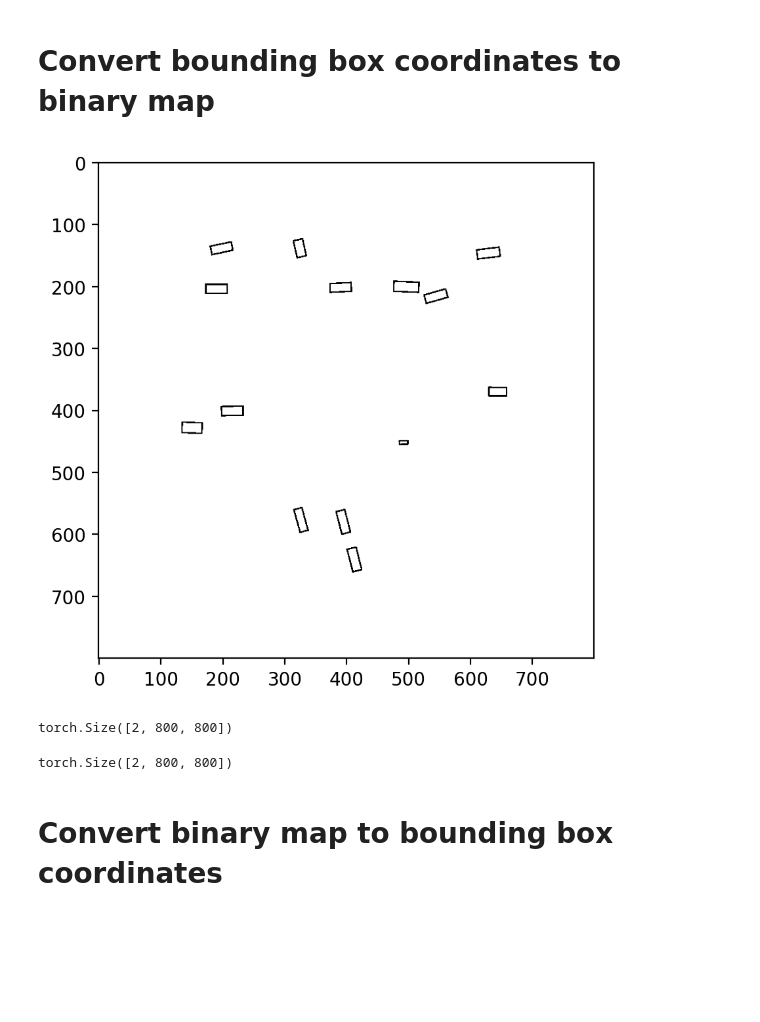
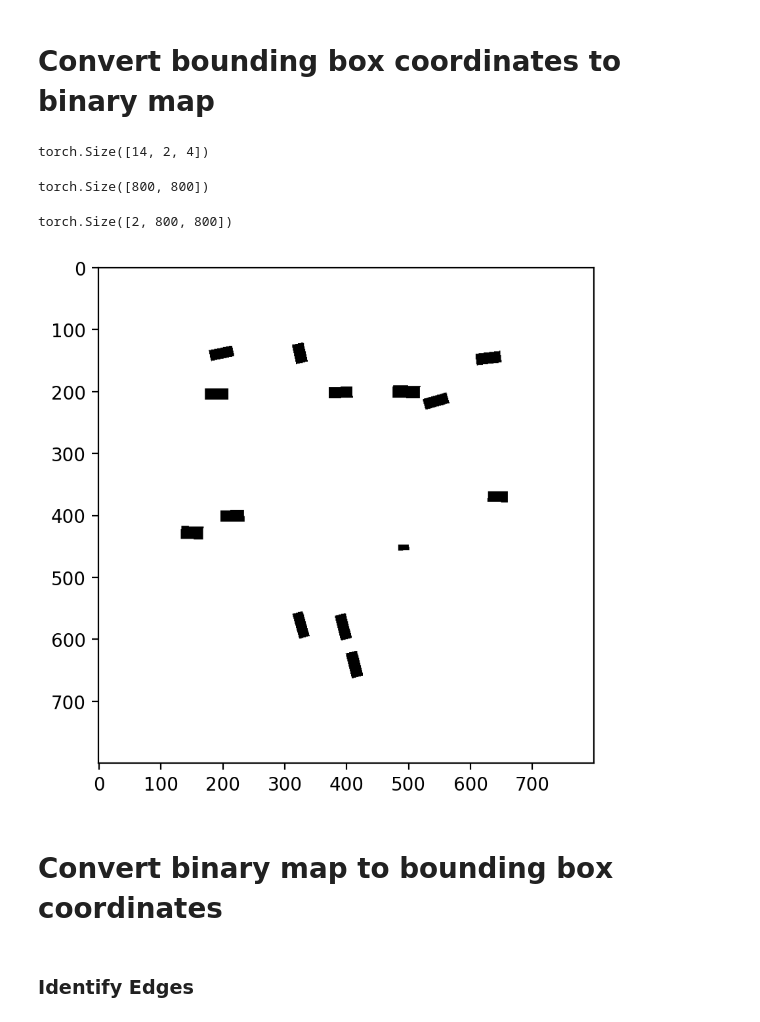
Before and after one commit to wqu1995/DL_Project, a Jupyter notebook: boxes/bounding_boxes.ipynb, the cells around one changed output. Cells and saved outputs as stored; diff of their text form; code cells hidden in the pictures; blank space fills up the shorter version.

```diff
--- a/boxes/bounding_boxes.ipynb
+++ b/boxes/bounding_boxes.ipynb
@@ -68,6 +70,11 @@ ax.imshow(road_image[0], cmap='binary');
 [figure]
 # %% [markdown]
 # Convert bounding box coordinates to binary map
+# %%
+boxes = list(boxes)
+boxes[0].shape
+# %% [output]
+torch.Size([14, 2, 4])
 # %%
 def draw_black_box(ax, corners):
     point_squence = torch.stack([corners[:, 0], corners[:, 1], corners[:, 3], corners[:, 2], corners[:, 0]])
@@ -96,25 +118,19 @@ bb_image = np.frombuffer(fig.canvas.tostring_rgb(), dtype=np.uint8)
 bb_image = bb_image.reshape(fig.canvas.get_width_height()[::-1] + (3,))
 bb_image_gray = cv2.cvtColor(bb_image,cv2.COLOR_BGR2GRAY)
 bb_image_binary = torch.tensor(bb_image_gray) < 255
+bb_image_binary.shape
+# %% [output]
+torch.Size([800, 800])
+# %%
+# Test batch_coordinates_to_binary_tensor function
+output_tensors_stacked = batch_coordinates_to_binary_tensor(boxes)
+output_tensors_stacked.shape
+# %% [output]
+torch.Size([2, 800, 800])
 # %%
-bb_image_binary.shape
 fig, ax = plt.subplots()
-ax.imshow(bb_image_binary, cmap='binary');
+ax.imshow(output_tensors_stacked[0], cmap='binary');
 # %% [output]
-[figure, old version]
+[figure, new version]
-# %%
-output_tensors = []
-for box_element in boxes:
-    bb_image_binary = coordinates_to_binary_tensor(box_element)
-    output_tensors.append(bb_image_binary)
-output_tensors_stacked = torch.stack(output_tensors)
-output_tensors_stacked.shape
-# %% [output]
-torch.Size([2, 800, 800])
-# %%
-output_tensors_stacked = batch_coordinates_to_binary_tensor(boxes)
-output_tensors_stacked.shape
-# %% [output]
-torch.Size([2, 800, 800])
 # %% [markdown]
 # Convert binary map to bounding box coordinates
@@ -122,0 +137,2 @@ bb_image_gray.shape
+# %% [markdown]
+### Identify Edges
```
Also changed, not shown: parts of 26 cells of this notebook, 1 other file.
